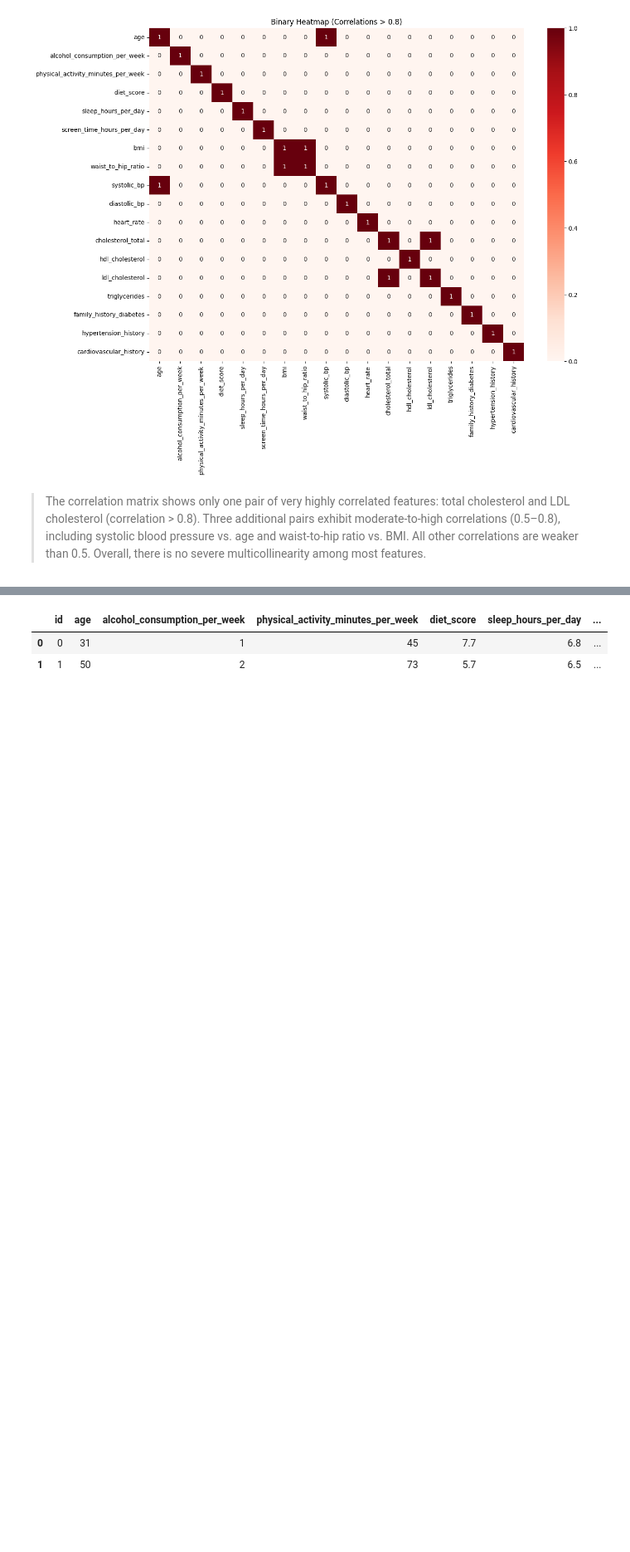
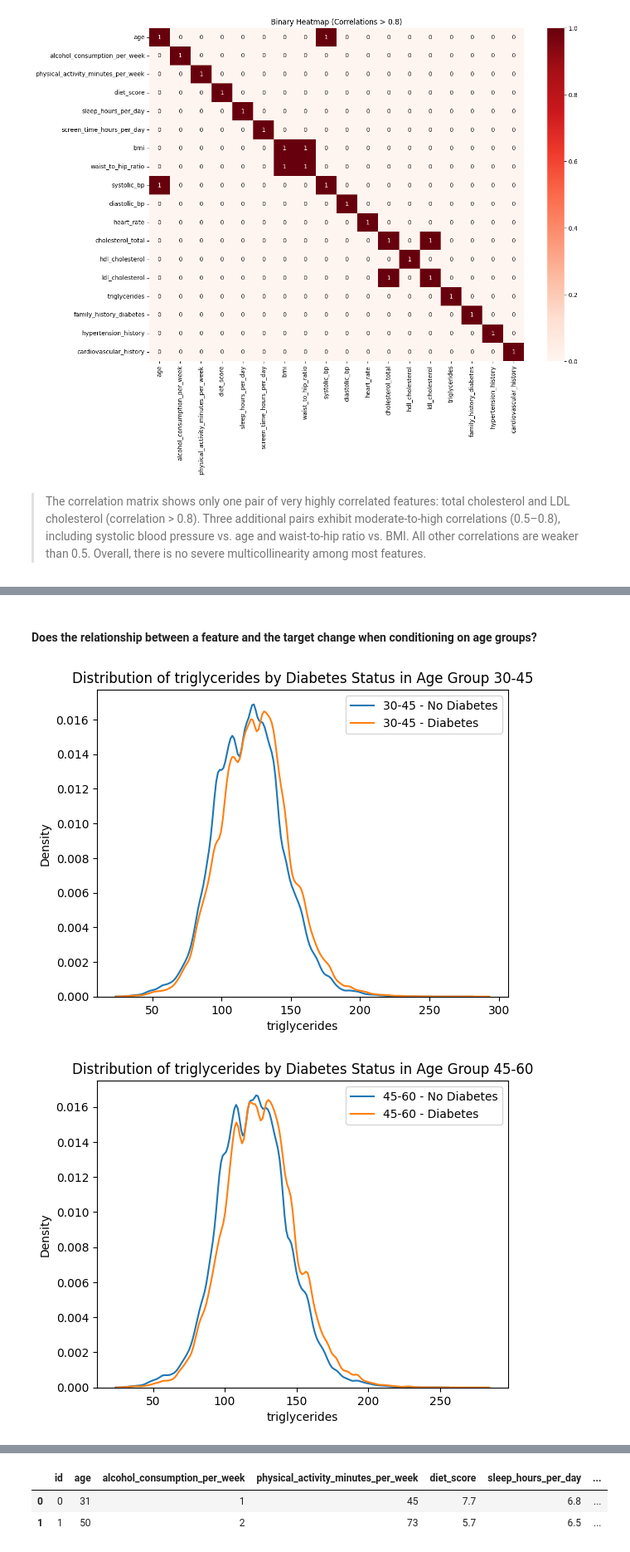
Before and after one commit to Darknight47/Kaggle-Competitions, a Jupyter notebook: Diabetes Prediction Challenge/data_understanding.ipynb, the cells around one changed output, grey strips where cells are left out. Shown at 83% size. Drawn from its saved outputs; the diff is of its cells as text; code cells hidden in the pictures; blank space fills up the shorter version.

```diff
--- a/Diabetes Prediction Challenge/data_understanding.ipynb
+++ b/Diabetes Prediction Challenge/data_understanding.ipynb
@@ -300,0 +391,17 @@ plt.show()
+# %% [markdown]
+#### Does the relationship between a feature and the target change when conditioning on age groups?
+# %%
+df['age_group'] = pd.cut(df['age'], bins=[0,30,45,60,100], labels=['<30','30-45','45-60','60+'])
+# %%
+feature = 'triglycerides'
+
+for group in df['age_group'].unique():
+    subset = df[df['age_group'] == group]
+    sns.kdeplot(subset.loc[subset['diagnosed_diabetes']==0, feature], label=f'{group} - No Diabetes')
+    sns.kdeplot(subset.loc[subset['diagnosed_diabetes']==1, feature], label=f'{group} - Diabetes')
+    plt.title(f'Distribution of {feature} by Diabetes Status in Age Group {group}')
+    plt.legend()
+    plt.show()
+# %% [output]
+[figure, added]
+[figure, added]
```
Also changed, not shown: parts of 9 cells of this notebook, 1 other file.
